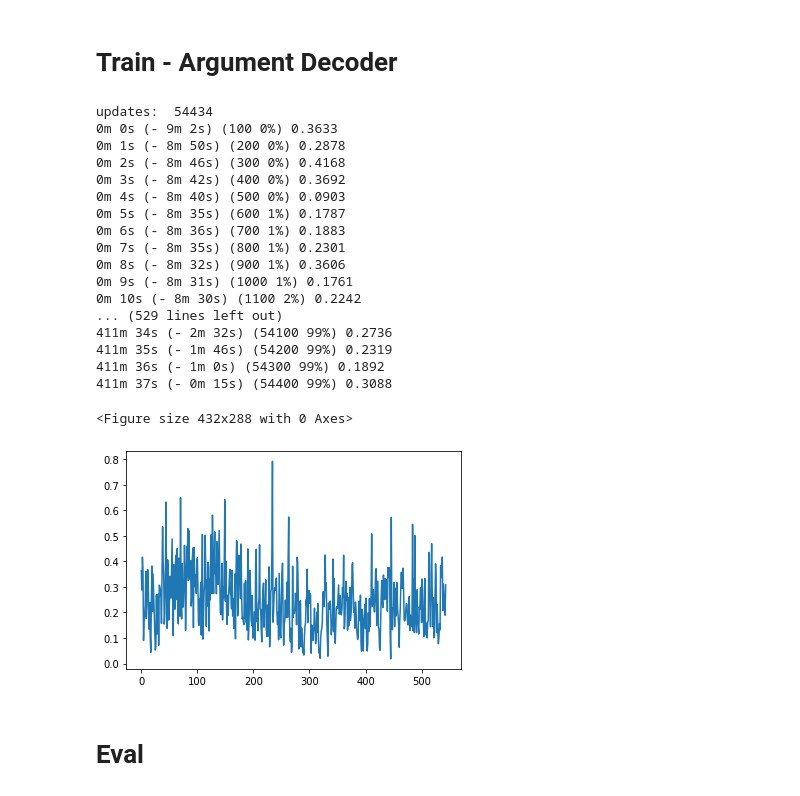
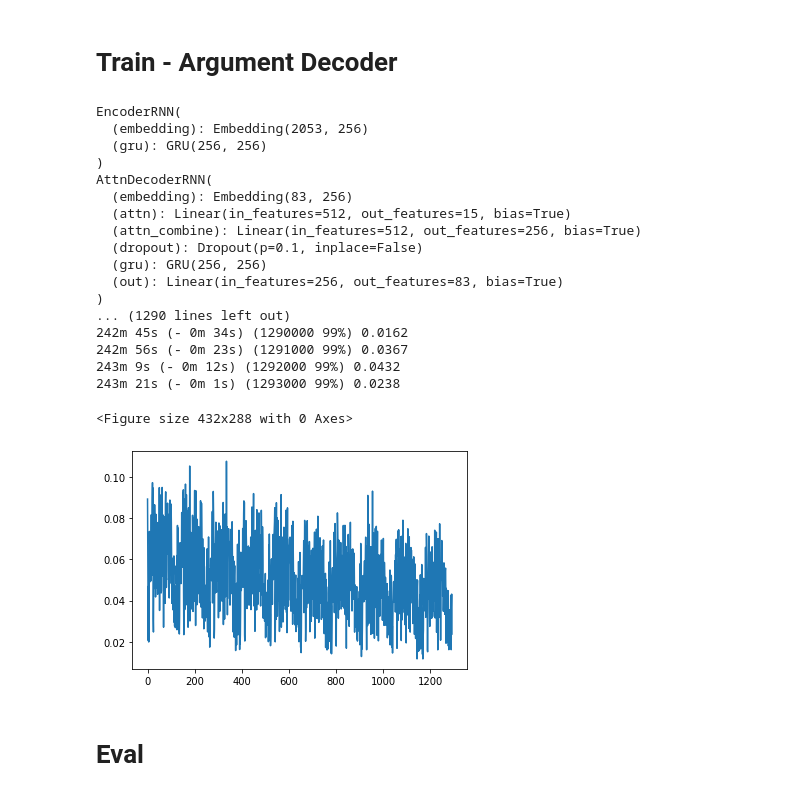
Before and after one commit to Riordan-DC/honours_research_repo, a Jupyter notebook: Sentence_Embedding.ipynb, the cells around one changed output. Cells and saved outputs as stored; diff of their text form; code cells hidden in the pictures.

```diff
--- a/Sentence_Embedding.ipynb
+++ b/Sentence_Embedding.ipynb
@@ -230,14 +230,18 @@ train_low_action_argument_pairs = [] # [low level instructions, action, argument
 for task in tqdm.tqdm(train_dataset):
     for trajectory in task[0]:
         train_reconstruction.append(trajectory['task_desc'])
-        for instruction in trajectory['instructions']:
-            instruction_text = instruction['instruction']
+        for i, instruction in enumerate(trajectory['instructions']):
+            instruction_text = instruction['instruction'].copy()
             instruction_action = instruction['action']
             instruction_arg_1 = instruction['argument_1']
             instruction_arg_2 = instruction['argument_2']
             instruction_args = []
 
             if len(instruction_text) > 0:
+                # Append previous instruction arguments
+                if i > 0:
+                    instruction_text.extend(train_low_action_argument_pairs[-1][2])
+
                 train_reconstruction.append(instruction_text)
                 train_high_low_pairs.append([trajectory['task_desc'], instruction_text])
 
@@ -264,14 +268,18 @@ eval_low_action_argument_pairs = [] # [low level instructions, action, argument_
 for task in tqdm.tqdm(eval_dataset):
     for trajectory in task[0]:
         eval_reconstruction.append(trajectory['task_desc'])
-        for instruction in trajectory['instructions']:
-            instruction_text = instruction['instruction']
+        for i, instruction in enumerate(trajectory['instructions']):
+            instruction_text = instruction['instruction'].copy()
             instruction_action = instruction['action']
             instruction_arg_1 = instruction['argument_1']
             instruction_arg_2 = instruction['argument_2']
             instruction_args = []
 
             if len(instruction_text) > 0:
+                # Append previous instruction arguments
+                if i > 0:
+                    instruction_text.extend(eval_low_action_argument_pairs[-1][2])
+
                 eval_reconstruction.append(instruction_text)
                 eval_high_low_pairs.append([trajectory['task_desc'], instruction_text])
 
@@ -311,4 +319,6 @@ def tensors_from_pair(input_lang, output_lang, pair):
 rpair = random.choice(train_low_action_argument_pairs)
 print(rpair)
 print(tensors_from_pair(lang, action_lang, [rpair[0], rpair[1]]))
+print(train_low_action_argument_pairs[0:5])
+print(eval_low_action_argument_pairs[0:5])
 # %% [output]
@@ -337,7 +348,7 @@ import torch.nn as nn
 import torch.nn.functional as F
 from torch import optim
 
-MAX_LENGTH = 10
+MAX_LENGTH = 15
 
 # Sourced from Pytorch Tutorial: Seq2Seq Translation Tutorial
 # https://pytorch.org/tutorials/intermediate/seq2seq_translation_tutorial.html
@@ -374,8 +385,8 @@ class AttnDecoderRNN(nn.Module):
         self.gru = nn.GRU(self.hidden_size, self.hidden_size)
         self.out = nn.Linear(self.hidden_size, self.output_size)
 
-    def forward(self, input, hidden, encoder_outputs):
-        embedded = self.embedding(input).view(1, 1, -1)
+    def forward(self, _input, hidden, encoder_outputs):
+        embedded = self.embedding(_input).view(1, 1, -1)
         embedded = self.dropout(embedded)
 
         attn_weights = F.softmax(
@@ -451,7 +462,7 @@ def train(input_tensor, target_tensor, encoder, decoder, encoder_optimizer, deco
 
 hidden_size = 256
 learning_rate = 0.01
-epochs = 1
+epochs = 10
 encoder = EncoderRNN(lang.n_words, hidden_size).to(device)
 action_decoder = AttnDecoderRNN(hidden_size, action_lang.n_words, dropout_p=0.1).to(device)
 
@@ -535,7 +546,7 @@ def train(input_tensor, target_tensor, encoder, decoder, encoder_optimizer, deco
             input_tensor[ei], encoder_hidden)
         encoder_outputs[ei] = encoder_output[0, 0]
 
-    decoder_input = torch.tensor([[lang.index('<SOS>')]], device=device)
+    decoder_input = torch.tensor([argument_lang.index('<SOS>')], device=device)
 
     decoder_hidden = encoder_hidden
 
@@ -569,10 +580,12 @@ def train(input_tensor, target_tensor, encoder, decoder, encoder_optimizer, deco
     return loss.item() / target_length
 
 hidden_size = 256
-learning_rate = 0.01
-epochs = 1
+learning_rate = 0.001
+epochs = 10
 encoder = EncoderRNN(lang.n_words, hidden_size).to(device)
 argument_decoder = AttnDecoderRNN(hidden_size, argument_lang.n_words, dropout_p=0.1).to(device)
+print(encoder)
+print(argument_decoder)
 
 # Load state if exists, WARNING: DELETE FILES WHEN CHANGING MODEL
 if os.path.isfile('encoder.pt'):
@@ -580,11 +593,10 @@ if os.path.isfile('encoder.pt'):
 if os.path.isfile('argument_decoder.pt'):
     argument_decoder.load_state_dict(torch.load('argument_decoder.pt'))
 
-
 start = time.time()
-plot_every = 100
+plot_every = 1000
 plot_losses = []
-print_every = 100
+print_every = 1000
 print_loss_total = 0  # Reset every print_every
 plot_loss_total = 0  # Reset every plot_every
 update = 0 # Counts updates
@@ -600,51 +612,51 @@ criterion = nn.NLLLoss()
 for epoch in range(epochs):
     for batch in training_pairs:
         update += 1
         training_pair = batch
         input_tensor = tensor_from_sentence(lang, training_pair[0])
         target_tensor = tensor_from_sentence(argument_lang, training_pair[1])
 
         loss = train(input_tensor, target_tensor, encoder,
                      argument_decoder, encoder_optimizer, decoder_optimizer, criterion)
         print_loss_total += loss
         plot_loss_total += loss
 
         if update % print_every == 0:
             print_loss_avg = print_loss_total / print_every
             print_loss_total = 0
             print('%s (%d %d%%) %.4f' % (time_since(start, update / update_count),
                                          update, (update / update_count) * 100, print_loss_avg))
 
         if update % plot_every == 0:
             plot_loss_avg = plot_loss_total / plot_every
             plot_losses.append(plot_loss_avg)
             plot_loss_total = 0
 
     # Save model after every epoch
     torch.save(encoder.state_dict(), 'encoder.pt')
     torch.save(argument_decoder.state_dict(), 'argument_decoder.pt')
 
 show_plot(plot_losses)
 # %% [output]
-updates:  54434
-0m 0s (- 9m 2s) (100 0%) 0.3633
-0m 1s (- 8m 50s) (200 0%) 0.2878
-0m 2s (- 8m 46s) (300 0%) 0.4168
-0m 3s (- 8m 42s) (400 0%) 0.3692
-0m 4s (- 8m 40s) (500 0%) 0.0903
-0m 5s (- 8m 35s) (600 1%) 0.1787
-0m 6s (- 8m 36s) (700 1%) 0.1883
-0m 7s (- 8m 35s) (800 1%) 0.2301
-0m 8s (- 8m 32s) (900 1%) 0.3606
-0m 9s (- 8m 31s) (1000 1%) 0.1761
-0m 10s (- 8m 30s) (1100 2%) 0.2242
-... (529 lines left out)
-411m 34s (- 2m 32s) (54100 99%) 0.2736
-411m 35s (- 1m 46s) (54200 99%) 0.2319
-411m 36s (- 1m 0s) (54300 99%) 0.1892
-411m 37s (- 0m 15s) (54400 99%) 0.3088
+EncoderRNN(
+  (embedding): Embedding(2053, 256)
+  (gru): GRU(256, 256)
+)
+AttnDecoderRNN(
+  (embedding): Embedding(83, 256)
+  (attn): Linear(in_features=512, out_features=15, bias=True)
+  (attn_combine): Linear(in_features=512, out_features=256, bias=True)
+  (dropout): Dropout(p=0.1, inplace=False)
+  (gru): GRU(256, 256)
+  (out): Linear(in_features=256, out_features=83, bias=True)
+)
+... (1290 lines left out)
+242m 45s (- 0m 34s) (1290000 99%) 0.0162
+242m 56s (- 0m 23s) (1291000 99%) 0.0367
+243m 9s (- 0m 12s) (1292000 99%) 0.0432
+243m 21s (- 0m 1s) (1293000 99%) 0.0238
 <Figure size 432x288 with 0 Axes>
-[figure, old version]
+[figure, new version]
 # %% [markdown]
 # Eval
 # %%
```
Also changed, not shown: parts of 5 cells of this notebook, 7 other files.
